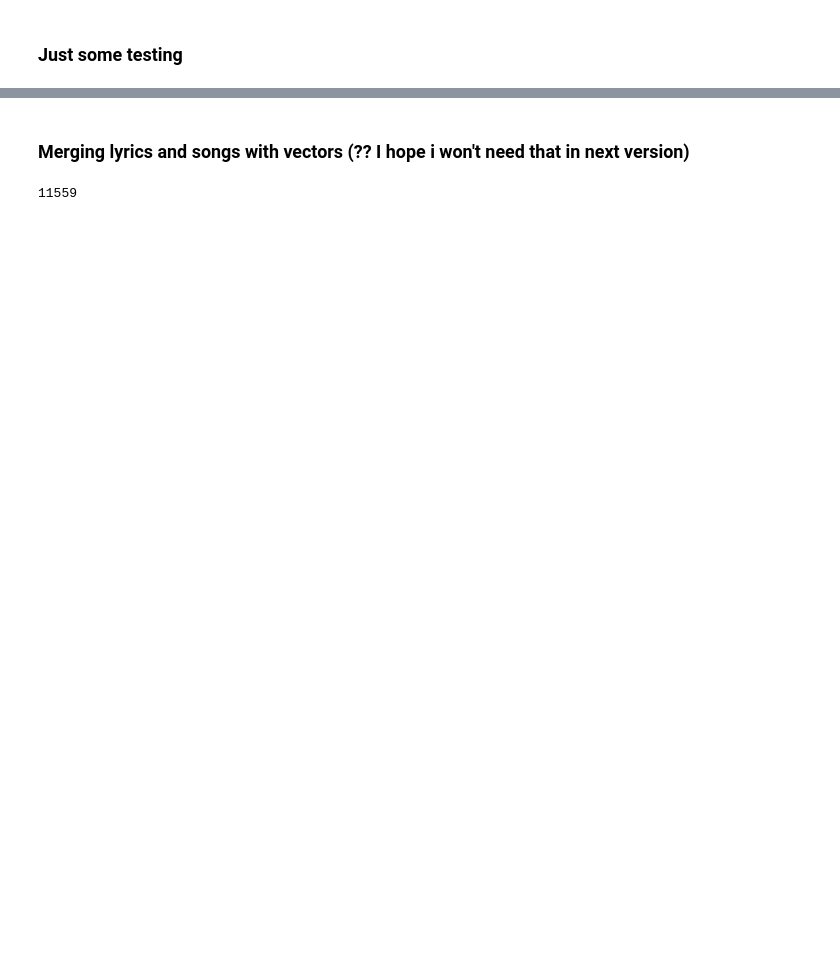
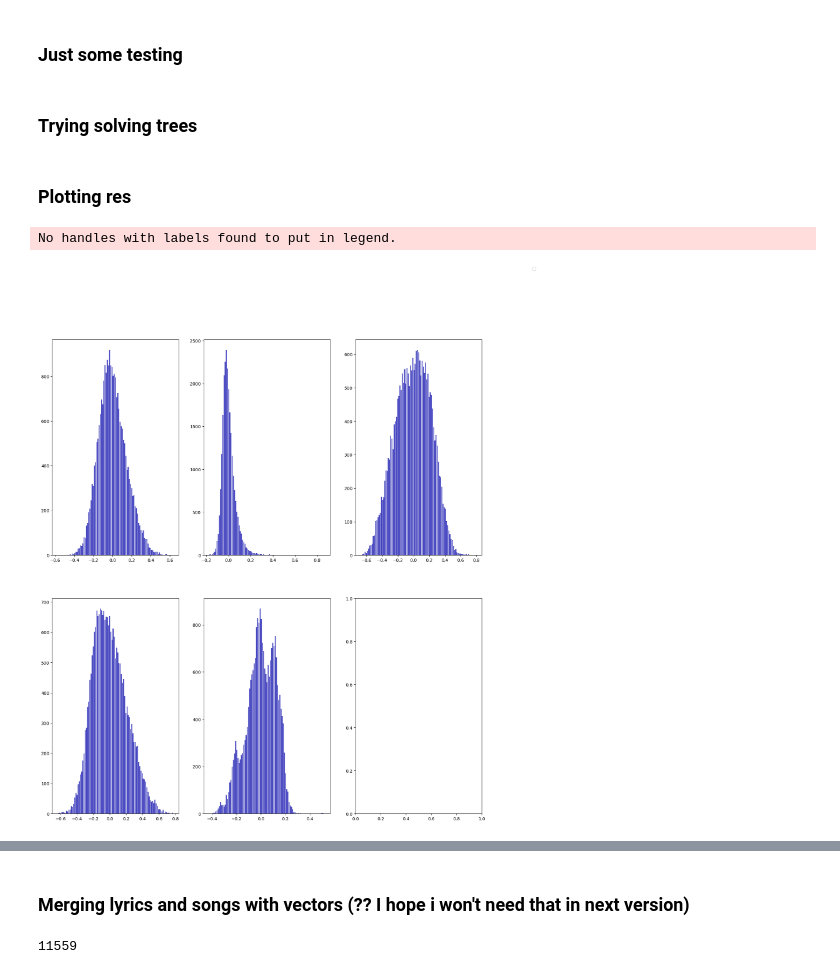
Before and after one commit to Dannypa/MoodSongsSearch, a Jupyter notebook: src/training.ipynb, the cells around one changed output, grey strips where cells are left out. Cells and saved outputs as stored; diff of their text form; code cells hidden in the pictures; blank space fills up the shorter version.

Commit message:
Working state of the training file and unnecessary modifications in the other files

```diff
--- a/src/training.ipynb
+++ b/src/training.ipynb
@@ -120,14 +208,3 @@ len(data[5])
-# %%
-lyrics = [
-    np.array([el.lyrics for el in data[i]]) for i in range(len(data))
-]
-meta = [
-    np.array([el.meta for el in data[i]]) for i in range(len(data))
-]
-# %%
-dataset = [
-    list(zip(lyrics[i], meta[i])) for i in range(len(data))
-]
 # %%
 for i in range(len(data)):
     for j in range(len(dataset[i])):
@@ -384,5 +505,5 @@ def train(second_time, model, name, index):
 # %%
-for i in range(len(data)):
-    cm = Net(input_size=dataset[i][0][0].shape[0])
-    print(dataset[i][0][0].shape[0])
-    train(False, cm, tnames[i], i)
+# for i in range(len(data)):
+#     cm = Net(input_size=dataset[i][0][0].shape[0])
+#     # print(dataset[i][0][0].shape[0])
+#     train(False, cm, tnames[i], i)
@@ -433,0 +692,2 @@ c:/Users/dannu/PycharmProjects/Practice/MoodSongsSearch/src/content/MoodSongs\mo
+# %% [markdown]
+### Trying solving trees
@@ -433,0 +716,57 @@ c:/Users/dannu/PycharmProjects/Practice/MoodSongsSearch/src/content/MoodSongs\mo
+# %% [markdown]
+### Plotting res
+# %%
+import matplotlib.pyplot as plt
+
+
+params = [
+    'danceability',
+    'energy',
+    'loudness',
+    'tempo',
+    'valence',
+]
+
+
+ax, subplots = plt.subplots(2, 3)
+ax.set_size_inches(18, 20)
+for j in range(len(params)):
+    xp = []
+    xr = []
+    with torch.no_grad():
+        for batch in test_loader[i]:
+                # print(len(batch))
+                X, y = batch
+                output = cm(X.to(DEVICE).to(torch.float32))
+                # print(output)
+                for idx, res in enumerate(output):
+                    xp.append(res[j].cpu())
+                    xr.append(y[idx][j])
+                    # _sum += acc(np.array(res.cpu()), np.array(y[idx]))
+                    # av += squared_sum(np.array(y[idx]))
+                    # num += 1
+    xp = np.array(xp)
+    xr = np.array(xr)
+    v, b = np.histogram(xp - xr, bins=100)
+    # vr, br = np.histogram(xr, bins=100)
+    # plt.scatter(b[:-1], v, label="pred")
+    # print(j / 2, j % 2)
+    subplots[j % 2][j // 2].hist(xp - xr, b[:-1], color='#0504aa',
+                            alpha=0.7, rwidth=0.85)
+
+
+# ax, s = plt.subplots()
+# ax.set_size_inches(18, 20)
+# v, b = np.histogram(xp - xr, bins=100)
+# # vr, br = np.histogram(xr, bins=100)
+# # plt.scatter(b[:-1], v, label="pred")
+# plt.hist(xp - xr, b[:-1], color='#0504aa',
+                            # alpha=0.7, rwidth=0.85)
+# plt.plot(br[:-1], vr, label="real")
+# plt.plot(range(len(xr[:100])), np.array(xr[:100]) - np.array(xp[:100]), label="real")
+# plt.plot(range(len(xp[:100])), xp[:100], label="pred")
+ax.legend()
+plt.show()
+# %% [output]
+No handles with labels found to put in legend.
+[figure, added]
```
Also changed, not shown: parts of 39 cells of this notebook, 11 other files.
